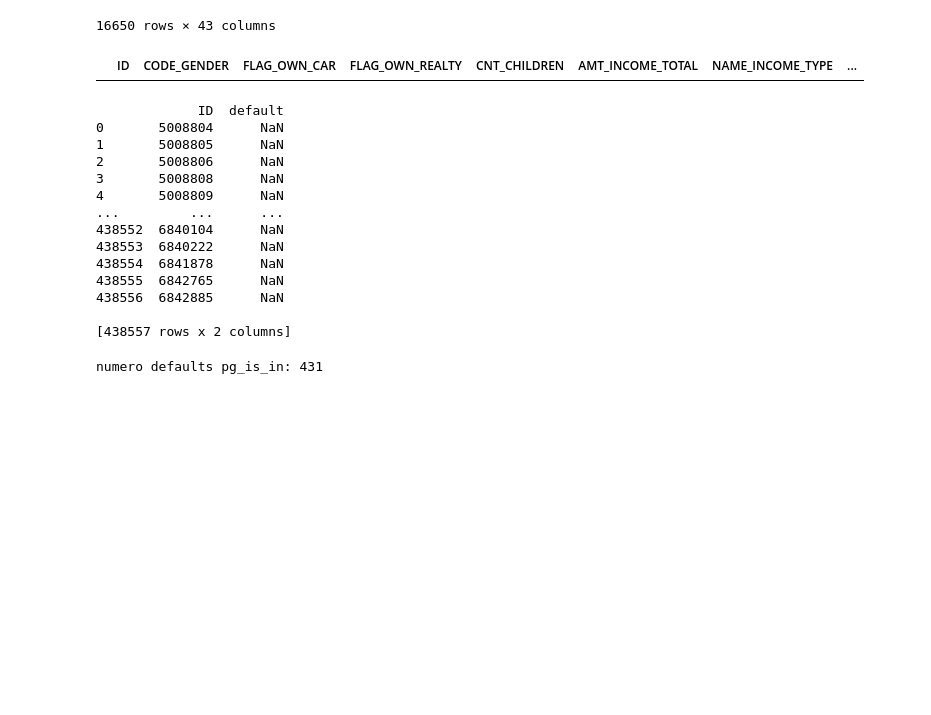
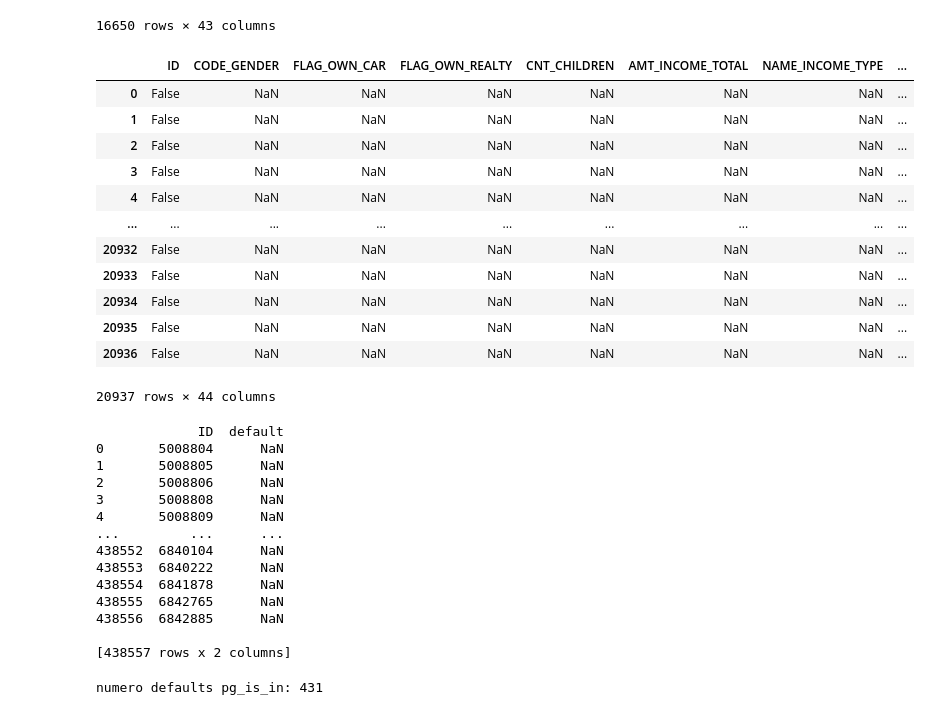
Before and after one commit to harleiaki/DataScience, a Jupyter notebook: Projeto 08 arrumando os erros do exercicio - default, risco_de_credito, juncoes, analise_de_credito..ipynb, the cells around one changed output. Saved outputs shown, nothing was run; the diff lists cells and outputs as text; code cells hidden in the pictures; blank space fills up the shorter version.

```diff
--- a/Projeto 08 arrumando os erros do exercicio - default, risco_de_credito, juncoes, analise_de_credito..ipynb
+++ b/Projeto 08 arrumando os erros do exercicio - default, risco_de_credito, juncoes, analise_de_credito..ipynb
@@ -248,27 +248,39 @@ df_tomador
 16650 rows × 43 columns
 # %%
 # 4) eu código aqui
-df1 = pd.merge(propostas, pg_is_in, on='ID')
+df1 = pd.merge(propostas, pg_is_in, on='ID', how='right')
 display(df1)
 
 df = pd.DataFrame(propostas,columns=['ID','default'])
 print (df)
 # %% [output]
 |  | ID | CODE_GENDER | FLAG_OWN_CAR | FLAG_OWN_REALTY | CNT_CHILDREN | AMT_INCOME_TOTAL | NAME_INCOME_TYPE | ... |
+| 0 | False | NaN | NaN | NaN | NaN | NaN | NaN | ... |
+| 1 | False | NaN | NaN | NaN | NaN | NaN | NaN | ... |
+| 2 | False | NaN | NaN | NaN | NaN | NaN | NaN | ... |
+| 3 | False | NaN | NaN | NaN | NaN | NaN | NaN | ... |
+| 4 | False | NaN | NaN | NaN | NaN | NaN | NaN | ... |
+| ... | ... | ... | ... | ... | ... | ... | ... | ... |
+| 20932 | False | NaN | NaN | NaN | NaN | NaN | NaN | ... |
+| 20933 | False | NaN | NaN | NaN | NaN | NaN | NaN | ... |
+| 20934 | False | NaN | NaN | NaN | NaN | NaN | NaN | ... |
+| 20935 | False | NaN | NaN | NaN | NaN | NaN | NaN | ... |
+| 20936 | False | NaN | NaN | NaN | NaN | NaN | NaN | ... |
-             ID  default
-0       5008804      NaN
-1       5008805      NaN
-2       5008806      NaN
-3       5008808      NaN
-4       5008809      NaN
-...         ...      ...
-438552  6840104      NaN
-438553  6840222      NaN
-438554  6841878      NaN
-438555  6842765      NaN
-438556  6842885      NaN
-
-[438557 rows x 2 columns]
+20937 rows × 44 columns
+             ID  default
+0       5008804      NaN
+1       5008805      NaN
+2       5008806      NaN
+3       5008808      NaN
+4       5008809      NaN
+...         ...      ...
+438552  6840104      NaN
+438553  6840222      NaN
+438554  6841878      NaN
+438555  6842765      NaN
+438556  6842885      NaN
+
+[438557 rows x 2 columns]
 # %%
 # 5) Seu código aqui
 print(f"numero defaults pg_is_in: {pg_is_in['default'].sum()}")
```
